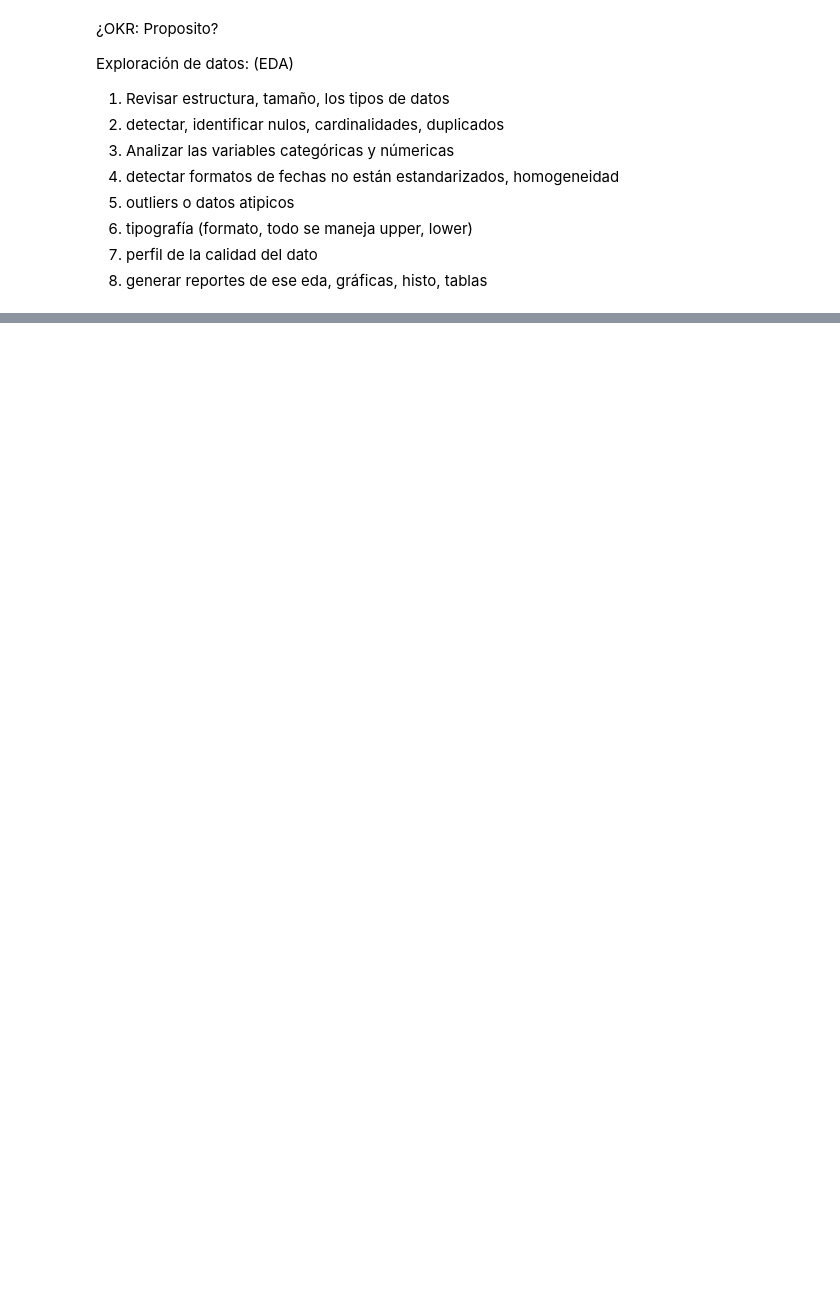
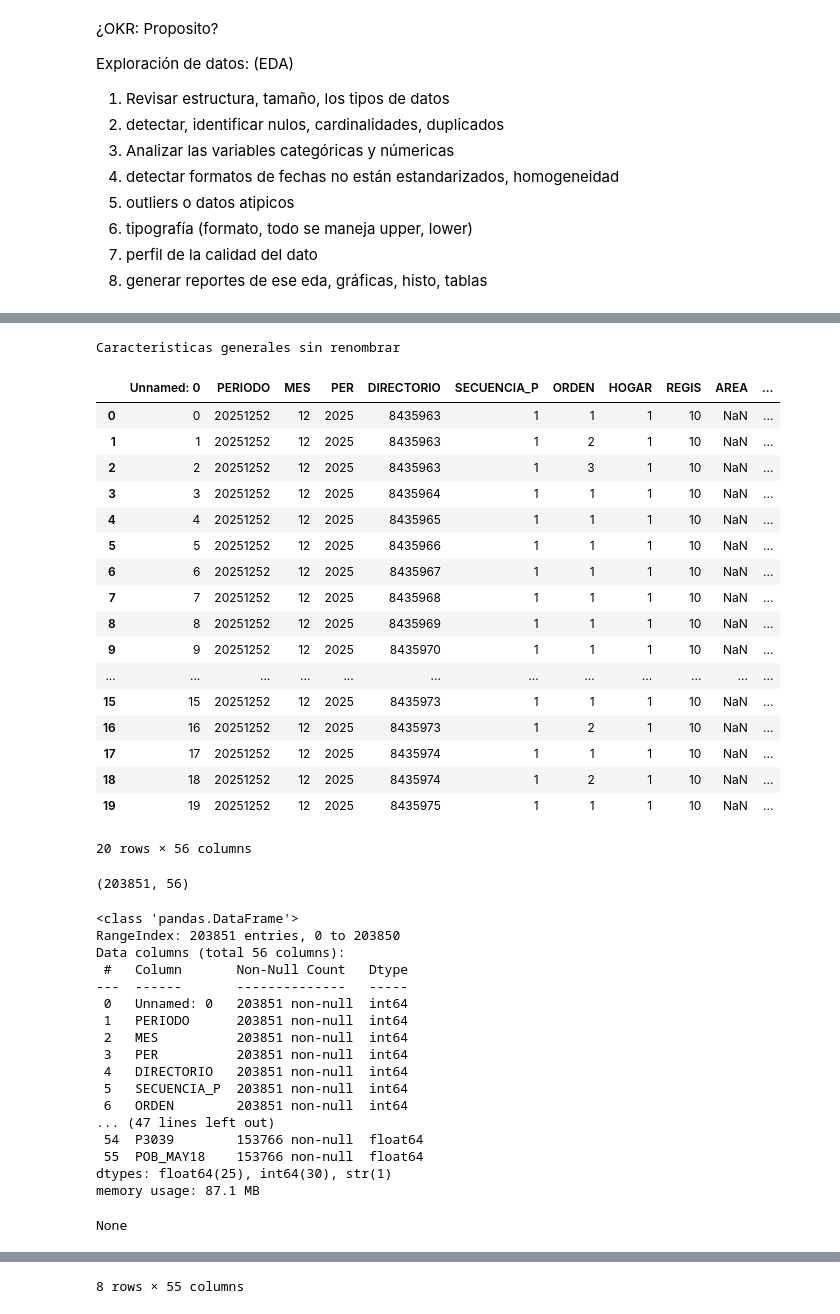
Before and after one commit to andyrobles-alt/ETL_Maestria_IAyCD, a Jupyter notebook: notebooks/eda.ipynb, the cells around one changed output, grey strips where cells are left out. Cells and saved outputs as stored; diff of their text form; code cells hidden in the pictures; blank space fills up the shorter version.

Commit message:
dataframe con extraccion y limpieza de datos - listo para analisis

```diff
--- a/notebooks/eda.ipynb
+++ b/notebooks/eda.ipynb
@@ -11,16 +11,26 @@ Exploración de datos: (EDA)
 7. perfil de la calidad del dato
 8. generar reportes de ese eda, gráficas, histo, tablas
 # %%
-#ANALISIS DE ARCHIVO CON COLUMNAS RENOMBRADAS
+# ANALISIS DE ARCHIVO CON COLUMNAS RENOMBRADAS
 import pandas as pd
 import matplotlib.pyplot as plt
 import numpy as np
 import yaml
-#with open("..config/config.yaml", "r") as file:
-#    config = yaml.safe_load(file)
-#caracteristicas_generales = pd.read_csv(f"{config['paths']['bronze_dir']}/{config['source']['caracteristicas_generales_dic']}")
+from pathlib import Path
+
+ROOT = Path.cwd().resolve()
+if not (ROOT / "config" / "config.yaml").is_file():
+    ROOT = ROOT.parent
+config_path = ROOT / "config" / "config.yaml"
+if not config_path.is_file():
+    raise FileNotFoundError("No se encontro config/config.yaml desde la carpeta actual.")
+with config_path.open("r", encoding="utf-8") as file:
+    config = yaml.safe_load(file)
+bronze_dir = ROOT / config["paths"]["bronze_dir"]
+
 caracteristicas_generales = pd.read_csv(
-"C:\\Users\\andyr\\Desktop\\Maestria\\ETL\\2. Proyecto final\\Entrega 2\\2. Proyecto final\\entrega2pfmedallon\\data\\bronze\\caracteristicasgenerales_trimestre.csv")
+    bronze_dir / config["source"]["csv_salida_cg"], low_memory=False
+)
 print("Caracteristicas generales")
 display(caracteristicas_generales.head(20))
 display(caracteristicas_generales.shape)
@@ -29,16 +88,49 @@ display(caracteristicas_generales.describe())
 # %%
-#ANALISIS EXPLORATORIO DE DATOS SIN RENOMBRAR COLUMNAS
-import pandas as pd
-import matplotlib.pyplot as plt
-import numpy as np
-import yaml
-#with open("..config/config.yaml", "r") as file:
-#    config = yaml.safe_load(file)
-#caracteristicas_generales = pd.read_csv(f"{config['paths']['bronze_dir']}/{config['source']['caracteristicas_generales_dic']}")
+# ANALISIS EXPLORATORIO DE DATOS SIN RENOMBRAR COLUMNAS
 caracteristicas_generales = pd.read_csv(
-"C:\\Users\\andyr\\Desktop\\Maestria\\ETL\\2. Proyecto final\\Entrega 2\\2. Proyecto final\\entrega2pfmedallon\\data\\bronze\\caracteristicasgenerales_trimestre_sinrenombrar.csv")
-print("Caracteristicas generales")
+    bronze_dir / config["source"]["csv_salida_cg_sinrenombrar"], low_memory=False
+)
+print("Caracteristicas generales sin renombrar")
 display(caracteristicas_generales.head(20))
 display(caracteristicas_generales.shape)
 display(caracteristicas_generales.info())
 display(caracteristicas_generales.describe())
+# %% [output]
+Caracteristicas generales sin renombrar
+|  | Unnamed: 0 | PERIODO | MES | PER | DIRECTORIO | SECUENCIA_P | ORDEN | HOGAR | REGIS | AREA | ... |
+| 0 | 0 | 20251252 | 12 | 2025 | 8435963 | 1 | 1 | 1 | 10 | NaN | ... |
+| 1 | 1 | 20251252 | 12 | 2025 | 8435963 | 1 | 2 | 1 | 10 | NaN | ... |
+| 2 | 2 | 20251252 | 12 | 2025 | 8435963 | 1 | 3 | 1 | 10 | NaN | ... |
+| 3 | 3 | 20251252 | 12 | 2025 | 8435964 | 1 | 1 | 1 | 10 | NaN | ... |
+| 4 | 4 | 20251252 | 12 | 2025 | 8435965 | 1 | 1 | 1 | 10 | NaN | ... |
+| 5 | 5 | 20251252 | 12 | 2025 | 8435966 | 1 | 1 | 1 | 10 | NaN | ... |
+| 6 | 6 | 20251252 | 12 | 2025 | 8435967 | 1 | 1 | 1 | 10 | NaN | ... |
+| 7 | 7 | 20251252 | 12 | 2025 | 8435968 | 1 | 1 | 1 | 10 | NaN | ... |
+| 8 | 8 | 20251252 | 12 | 2025 | 8435969 | 1 | 1 | 1 | 10 | NaN | ... |
+| 9 | 9 | 20251252 | 12 | 2025 | 8435970 | 1 | 1 | 1 | 10 | NaN | ... |
+| ... | ... | ... | ... | ... | ... | ... | ... | ... | ... | ... | ... |
+| 15 | 15 | 20251252 | 12 | 2025 | 8435973 | 1 | 1 | 1 | 10 | NaN | ... |
+| 16 | 16 | 20251252 | 12 | 2025 | 8435973 | 1 | 2 | 1 | 10 | NaN | ... |
+| 17 | 17 | 20251252 | 12 | 2025 | 8435974 | 1 | 1 | 1 | 10 | NaN | ... |
+| 18 | 18 | 20251252 | 12 | 2025 | 8435974 | 1 | 2 | 1 | 10 | NaN | ... |
+| 19 | 19 | 20251252 | 12 | 2025 | 8435975 | 1 | 1 | 1 | 10 | NaN | ... |
+20 rows × 56 columns
+(203851, 56)
+<class 'pandas.DataFrame'>
+RangeIndex: 203851 entries, 0 to 203850
+Data columns (total 56 columns):
+ #   Column       Non-Null Count   Dtype
+---  ------       --------------   -----
+ 0   Unnamed: 0   203851 non-null  int64
+ 1   PERIODO      203851 non-null  int64
+ 2   MES          203851 non-null  int64
+ 3   PER          203851 non-null  int64
+ 4   DIRECTORIO   203851 non-null  int64
+ 5   SECUENCIA_P  203851 non-null  int64
+ 6   ORDEN        203851 non-null  int64
+... (47 lines left out)
+ 54  P3039        153766 non-null  float64
+ 55  POB_MAY18    153766 non-null  float64
+dtypes: float64(25), int64(30), str(1)
+memory usage: 87.1 MB
+None
@@ -45 +146,2 @@ display(caracteristicas_generales.describe())
+8 rows × 55 columns
 # %%
```
Also changed, not shown: parts of 13 cells of this notebook, 18 other files.
